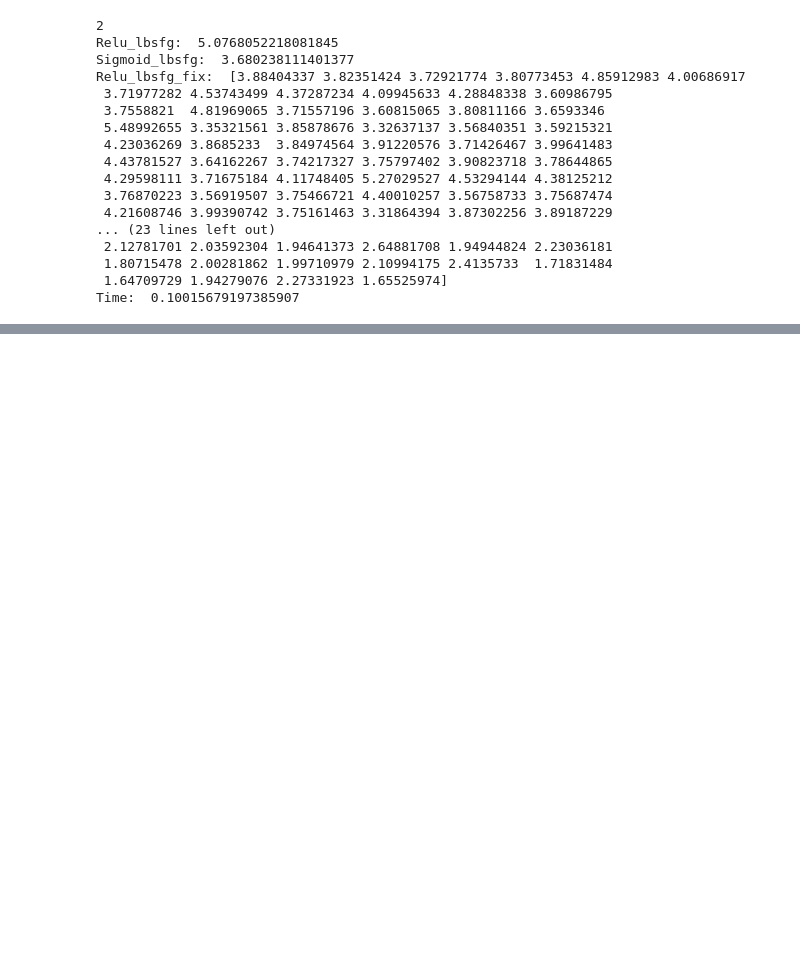
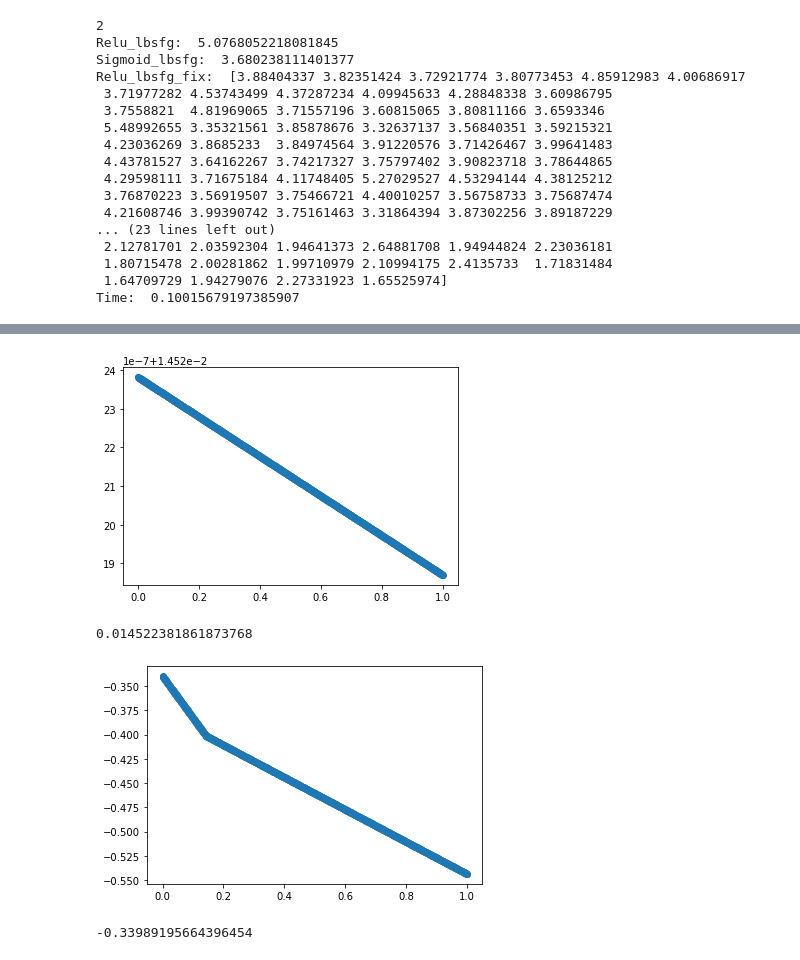
Before and after one commit to MinwooKim1990/disser, a Jupyter notebook: core.ipynb, the cells around one changed output, grey strips where cells are left out. Saved outputs shown, nothing was run; the diff lists cells and outputs as text; code cells hidden in the pictures; blank space fills up the shorter version.

```diff
--- a/core.ipynb
+++ b/core.ipynb
@@ -500,0 +674,6 @@ def normalf(f,i):
+# %%
+k = 70 # set the node number
+dim = 6 # set the dimension
+
+a1=relulb(Xn,Yn2) # run NN Relu-lbfgs
+#a2=relulb2(Xn,Yn2) # run NN Relu-lbfgs
@@ -500,0 +750,19 @@ def normalf(f,i):
+# %%
+xx = np.empty(shape=(1000,6))
+xx[:,0] = np.linspace(0,1,1000)
+xx[:,1:] = [0.5,0.6,1,1,1]
+
+
+y=a1.predict(xx)
+plt.scatter(xx[:,0],y)
+plt.show()
+print(np.max(y))
+y2=a2.predict(xx)
+plt.scatter(xx[:,0],y2)
+plt.show()
+print(np.max(y2))
+# %% [output]
+[figure, added]
+0.014522381861873768
+[figure, added]
+-0.33989195664396454
```
Also changed, not shown: parts of 29 cells of this notebook.
